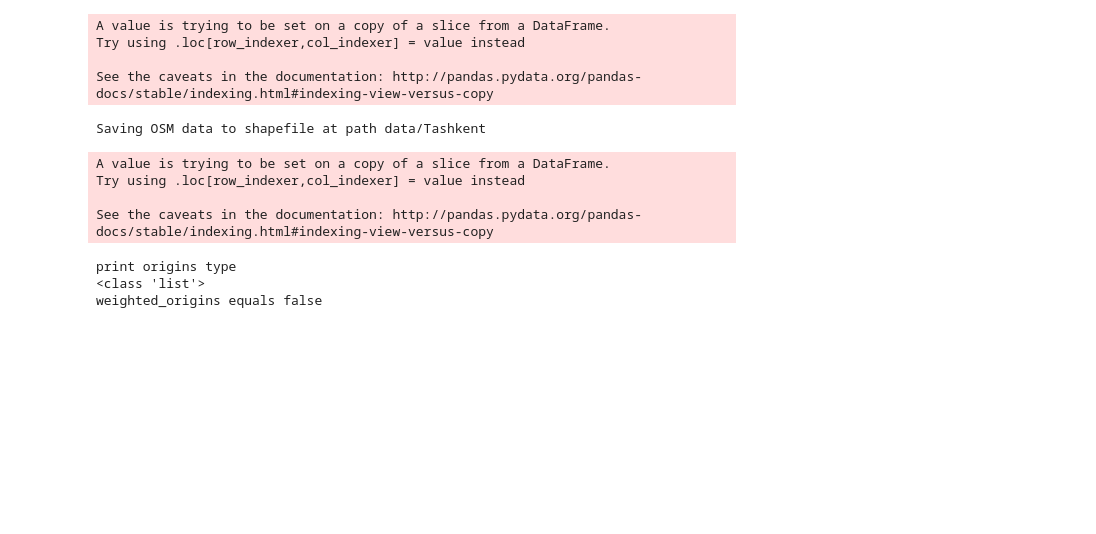
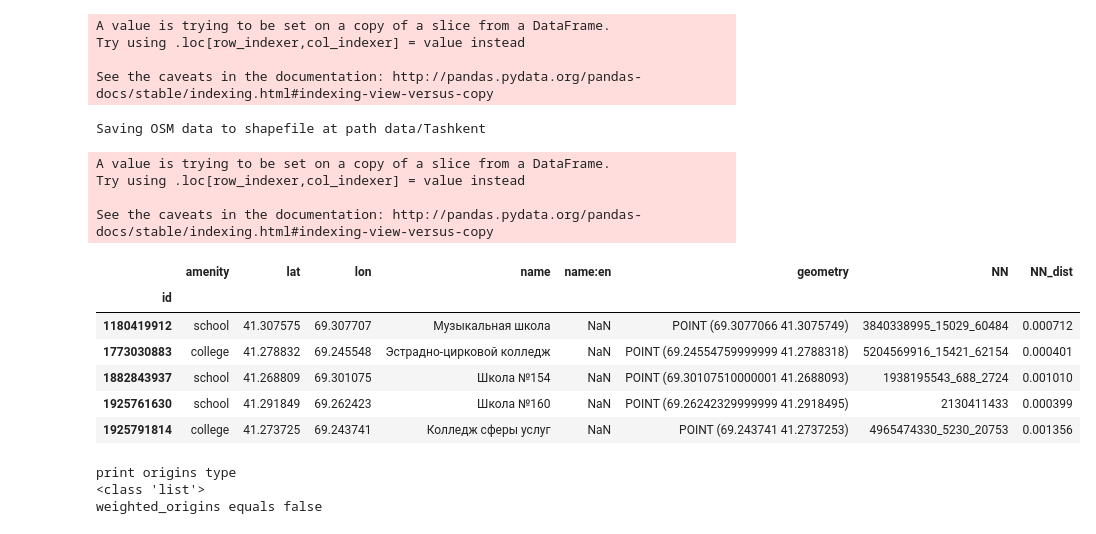
Before and after one commit to gauravcusp/WB_CityResilienceProgram, a Jupyter notebook: Accessbility_CRP.ipynb, the cells around one changed output. Drawn from its saved outputs; the diff is of its cells as text; code cells hidden in the pictures; blank space fills up the shorter version.

```diff
--- a/Accessbility_CRP.ipynb
+++ b/Accessbility_CRP.ipynb
@@ -526,2 +407,12 @@ schools = gn.pandana_snap(G_drive, osm_schools)
+# %%
+schools.head()
+# %% [output]
+|  | amenity | lat | lon | name | name:en | geometry | NN | NN_dist |
+| id |  |  |  |  |  |  |  |  |
+| 1180419912 | school | 41.307575 | 69.307707 | Музыкальная школа | NaN | POINT (69.3077066 41.3075749) | 3840338995_15029_60484 | 0.000712 |
+| 1773030883 | college | 41.278832 | 69.245548 | Эстрадно-цирковой колледж | NaN | POINT (69.24554759999999 41.2788318) | 5204569916_15421_62154 | 0.000401 |
+| 1882843937 | school | 41.268809 | 69.301075 | Школа №154 | NaN | POINT (69.30107510000001 41.2688093) | 1938195543_688_2724 | 0.001010 |
+| 1925761630 | school | 41.291849 | 69.262423 | Школа №160 | NaN | POINT (69.26242329999999 41.2918495) | 2130411433 | 0.000399 |
+| 1925791814 | college | 41.273725 | 69.243741 | Колледж сферы услуг | NaN | POINT (69.243741 41.2737253) | 4965474330_5230_20753 | 0.001356 |
 # %%
 schools_OD_drive = gn.calculate_OD(G=G_drive, origins=list(test.NN), destinations = list(schools.NN),
```
Also changed, not shown: parts of 18 cells of this notebook.
